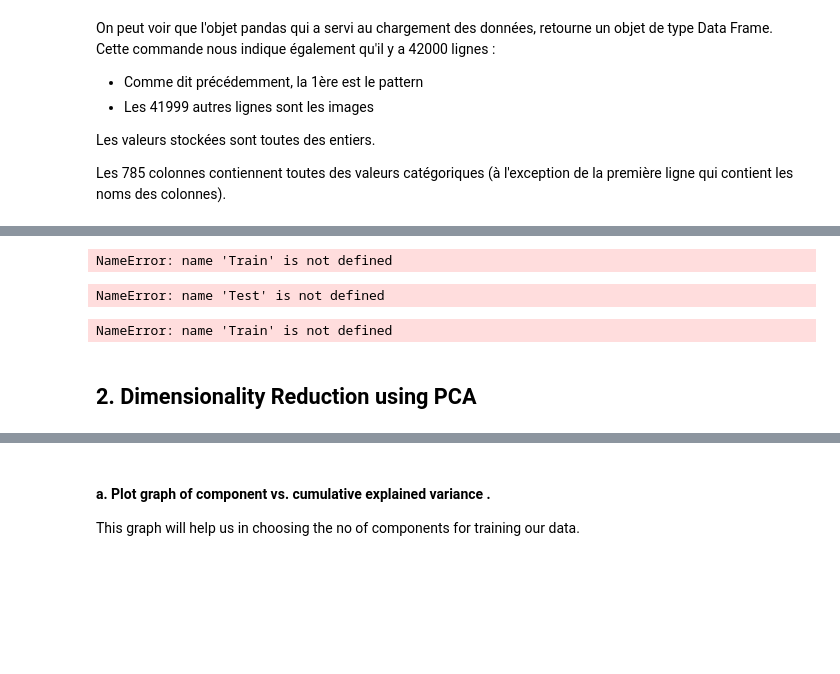
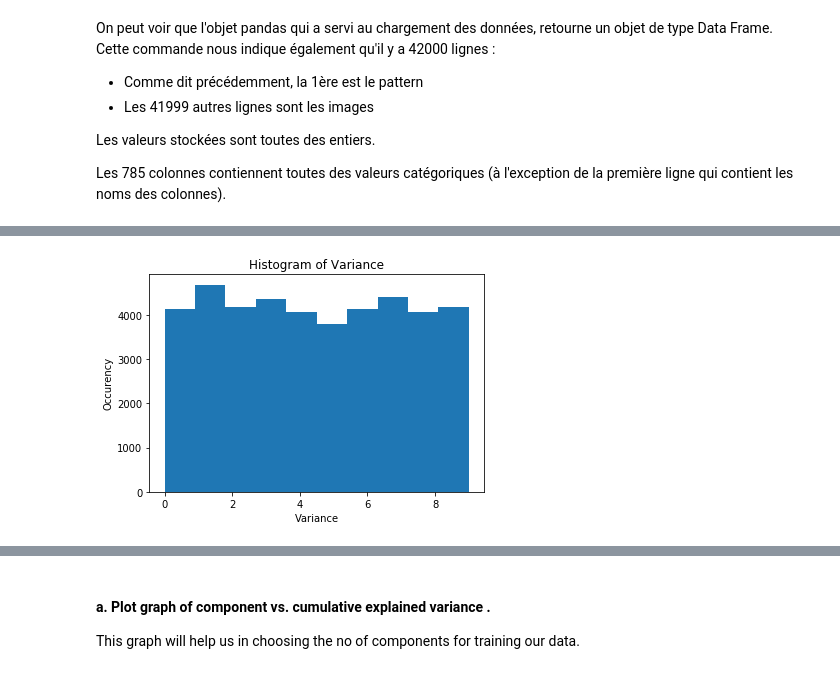
Before and after one commit to jnguyen1192/First-Kaggle-Notebook, a Jupyter notebook: kernel.ipynb, the cells around one changed output, grey strips where cells are left out. Saved outputs shown, nothing was run; the diff lists cells and outputs as text; code cells hidden in the pictures; blank space fills up the shorter version.

```diff
--- a/kernel.ipynb
+++ b/kernel.ipynb
@@ -268,15 +237,8 @@ Test = pd.read_csv("test.csv").values
-# %%
-Train.shape
-# %% [output]
-NameError: name 'Train' is not defined
-# %%
-Test.shape
-# %% [output]
-NameError: name 'Test' is not defined
-# %%
-X = (Train[:,1:])
-Y = (Train[:,0])
-# %% [output]
-NameError: name 'Train' is not defined
-# %% [markdown]
-## 2. Dimensionality Reduction using PCA
+# %%
+plt.hist(Y, )
+plt.title("Histogram of Variance")
+plt.xlabel("Variance")
+plt.ylabel("Occurency")
+plt.show()
+# %% [output]
+[figure, added]
```
Also changed, not shown: parts of 51 cells of this notebook.
